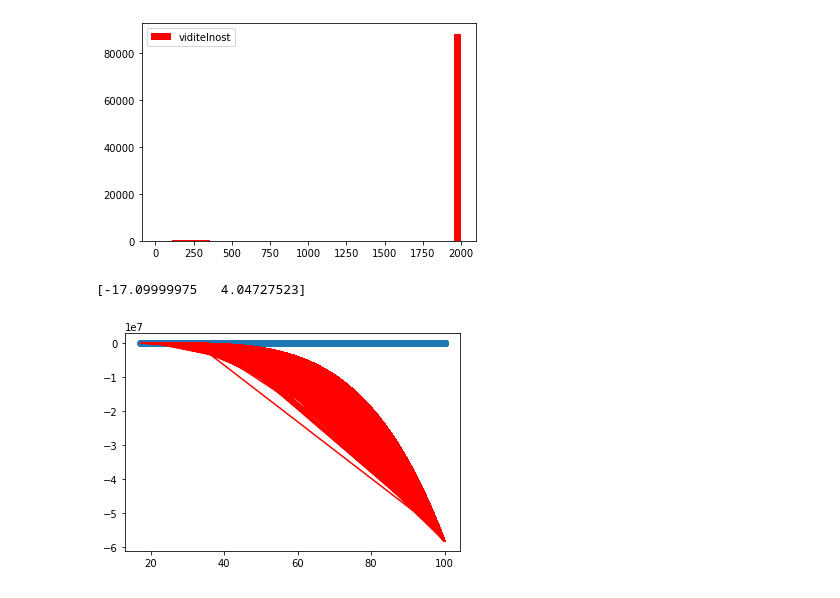
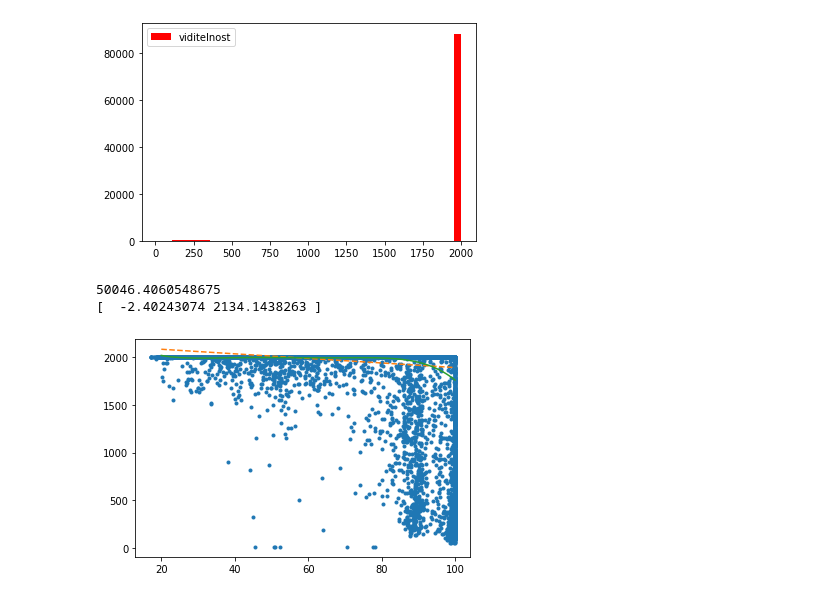
Before and after one commit to filipagh/oznal, a Jupyter notebook: hypoteza02_a.ipynb, the cells around one changed output. Drawn from its saved outputs; the diff is of its cells as text; code cells hidden in the pictures.

```diff
--- a/hypoteza02_a.ipynb
+++ b/hypoteza02_a.ipynb
@@ -76,33 +76,25 @@ plt.legend(loc='best')
 # %% [output]
 <matplotlib.legend.Legend at 0x...>
 [figure]
-# %%
-from scipy.optimize import curve_fit
-
-
-def f_model(x, a, c):
-    # return pd.np.log((a + x)**2 / (x - c)**2)
-    return -(a+x)**c
-
-X = df['vlhkost vzduchu'] # values converts it into a numpy array
-Y = df['viditelnost']
-popt, pcov = curve_fit(
-    f=f_model,       # model function
-    xdata=X,   # x data
-    ydata=Y,   # y data
-    p0=(1, 5)      #initial value of the parameters
-    # sigma=df["Dy"]   # uncertainties on y
-)
-print(popt)
-a_opt, c_opt = popt
-pred = f_model(X, a_opt, c_opt)
-
-plt.scatter(X, Y)
-plt.plot(X, pred, color='red')
-plt.show()
-# %% [output]
-[-17.09999975   4.04727523]
-[figure, removed]
+# %%
+x = df['vlhkost vzduchu']
+y = df['viditelnost']
+
+z = np.polyfit(x, y, 1 )
+ypred = np.polyval(z,x)
+residual = np.sum((y-ypred)**2)/len(y)
+print(residual)
+import matplotlib.pyplot as plt
+
+p = np.poly1d(z)
+p30 = np.poly1d(np.polyfit(x, y, 5))
+xp = np.linspace(20, 100, 100)
+_ = plt.plot(x, y, '.', xp, p(xp), '--', xp, p30(xp), '-')
+print(z)
+# %% [output]
+50046.4060548675
+[  -2.40243074 2134.1438263 ]
+[figure, added]
 # %%
 import statsmodels.api as sma
 
```
Also changed, not shown: parts of 1 cell of this notebook, 2 other files.
